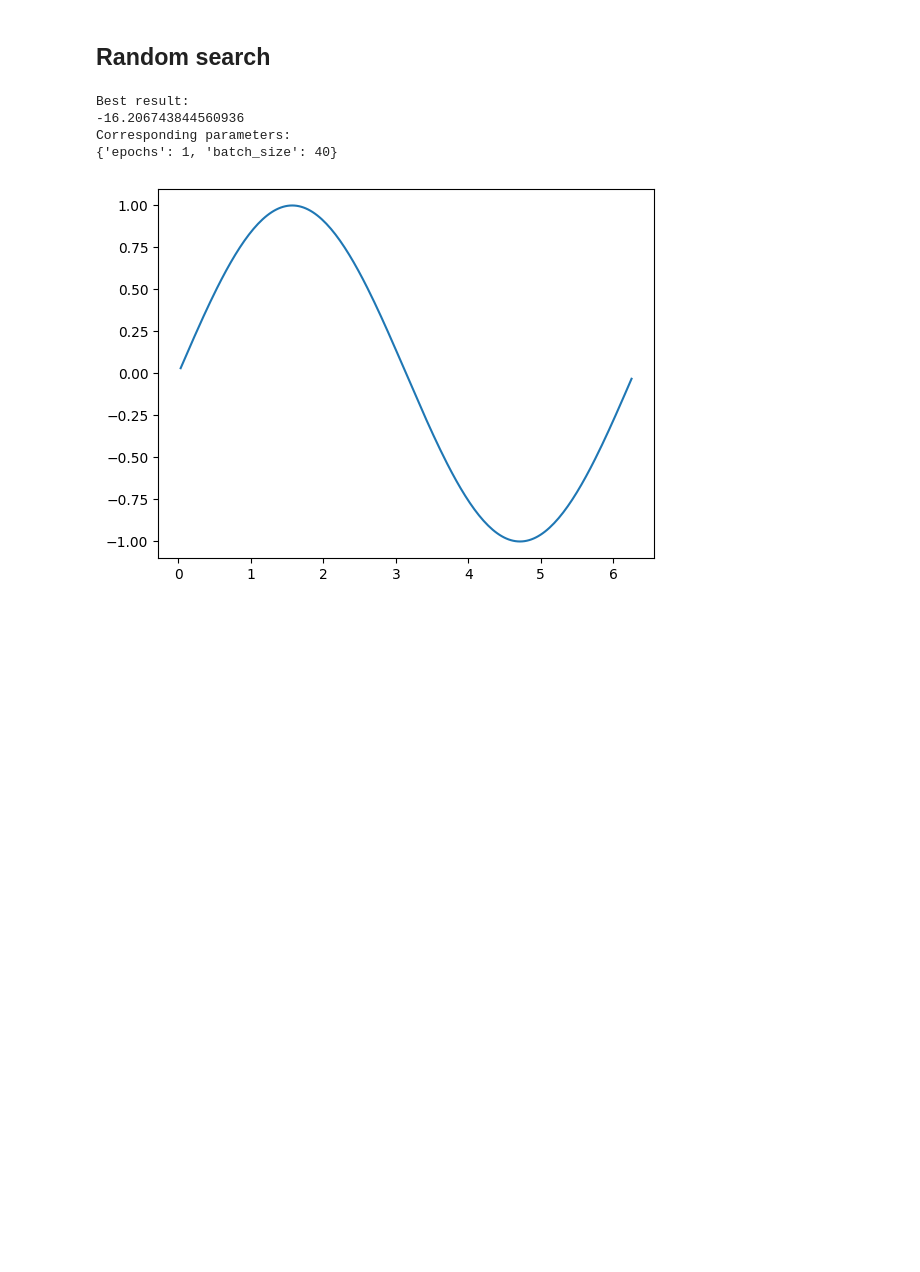
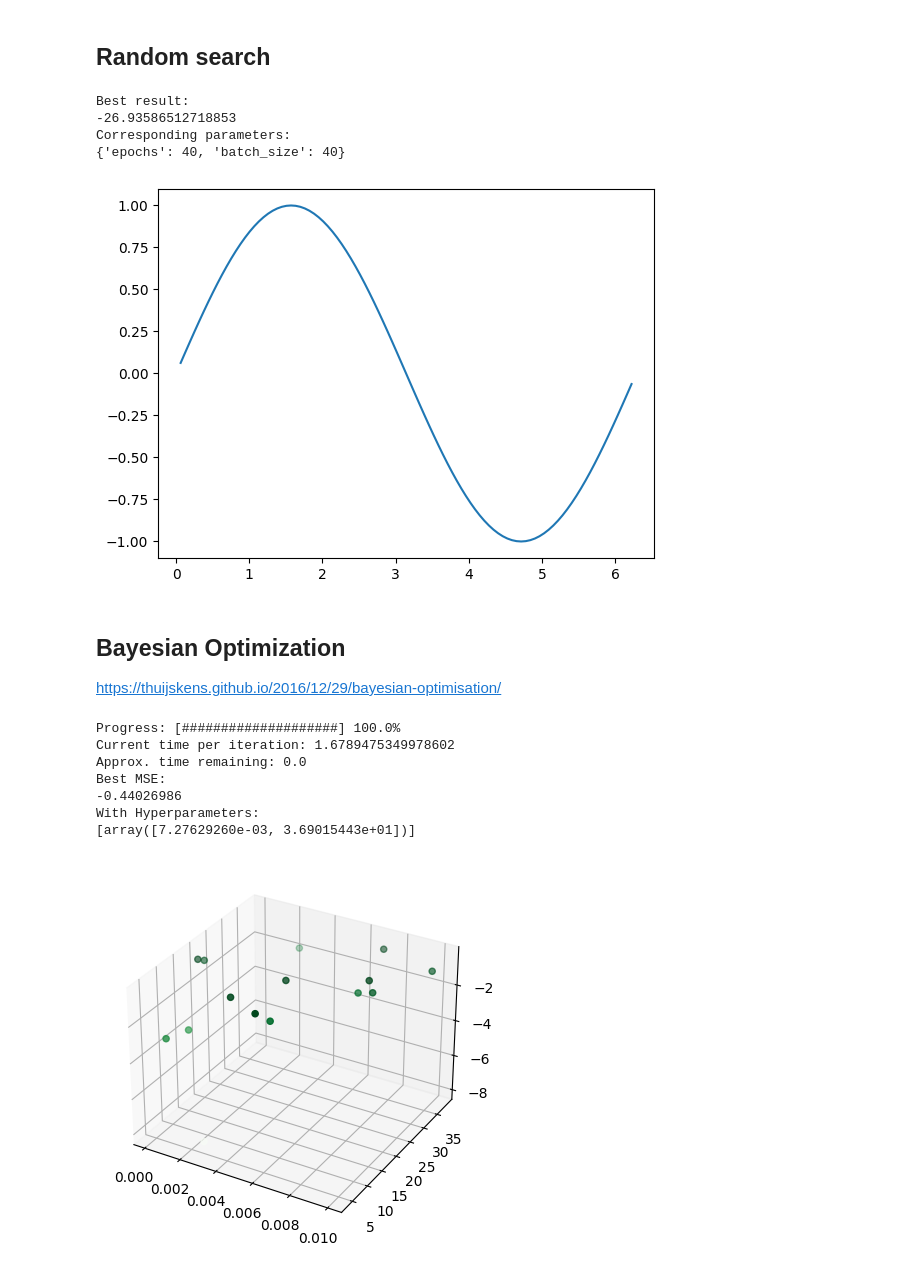
Before and after one commit to Muxlll/Masterarbeit, a Jupyter notebook: Code/HPO.ipynb, the cells around one changed output. Drawn from its saved outputs; the diff is of its cells as text; code cells hidden in the pictures; blank space fills up the shorter version.

Commit message:
Optimization class working for each type

```diff
--- a/Code/HPO.ipynb
+++ b/Code/HPO.ipynb
@@ -4,6 +4,10 @@
 ## Imports and dataset
 # %%
 import HPO
+
+import pysgpp
+
+import sys
 
 import math
 import matplotlib.pyplot as plt
@@ -12,14 +16,19 @@ import torch.nn as nn
 import torch.nn.functional as F
 import torch.optim as optim
 
+import numpy as np
+import keras
+
 from tensorflow.keras.models import Sequential
 from tensorflow.keras.layers import Dense
 from scikeras.wrappers import KerasRegressor
 
+import sklearn.metrics
+
 X = []
 Y = []
 
-num_samples = 200
+num_samples = 100
 
 for i in range(1, num_samples):
     X.append(2.0*math.pi/num_samples * float(i))
@@ -31,5 +40,7 @@ plt.show()
 X = torch.Tensor(X)
 Y = torch.Tensor(Y)
 
+X = X.reshape(-1, 1)
+
 dataset = HPO.Dataset(X, Y)
 # %% [output]
@@ -104,7 +116,60 @@ plt.plot(X,Y)
 plt.show()
 # %% [output]
 Best result:
--16.206743844560936
+-26.93586512718853
 Corresponding parameters:
-{'epochs': 1, 'batch_size': 40}
+{'epochs': 40, 'batch_size': 40}
 [figure]
+# %% [markdown]
+## Bayesian Optimization
+
+https://thuijskens.github.io/2016/12/29/bayesian-optimisation/
+# %%
+def blackboxfunction(params):
+    # Function to create model, required for KerasClassifier
+    def create_model():
+        # create model
+        model = Sequential()
+        model.add(Dense(12, input_shape=(1,), activation='relu'))
+        model.add(Dense(1, activation=None))
+        # Compile model
+        opt = keras.optimizers.Adam(learning_rate=params[0])
+        model.compile(loss='binary_crossentropy', optimizer='adam', metrics=['accuracy'])
+        return model
+
+    model = KerasRegressor(model=create_model, verbose=0)
+
+    model.fit(X, Y, epochs=int(params[1]))
+
+    Y_predicted = model.predict(X)
+
+    return -sklearn.metrics.mean_squared_error(Y, Y_predicted)
+
+
+hyperparameterspace = np.array([[0.0001, 0.01], [1,60]])
+
+optimization = HPO.Optimization(dataset, blackboxfunction, hyperparameterspace, type=2)
+result = optimization.fit()
+
+fig = plt.figure()
+ax = plt.axes(projection='3d')
+
+x = [result[0][i][0] for i in range(len(result[0]))]
+y = [result[0][i][1] for i in range(len(result[0]))]
+
+ax.scatter3D(x, y, result[1], c=result[1], cmap='Greens')
+
+print("Best MSE:")
+print(max(result[1]))
+print("With Hyperparameters: ")
+print([result[0][i] for i in range(len(result[0])) if result[1][i] == max(result[1])])
+#print(result)
+# %% [output]
+Progress: [####################] 100.0%
+Current time per iteration: 1.6789475349978602
+Approx. time remaining: 0.0
+Best MSE:
+-0.44026986
+With Hyperparameters:
+[array([7.27629260e-03, 3.69015443e+01])]
+[figure, added]
```
Also changed, not shown: parts of 4 cells of this notebook, 9 other files.
